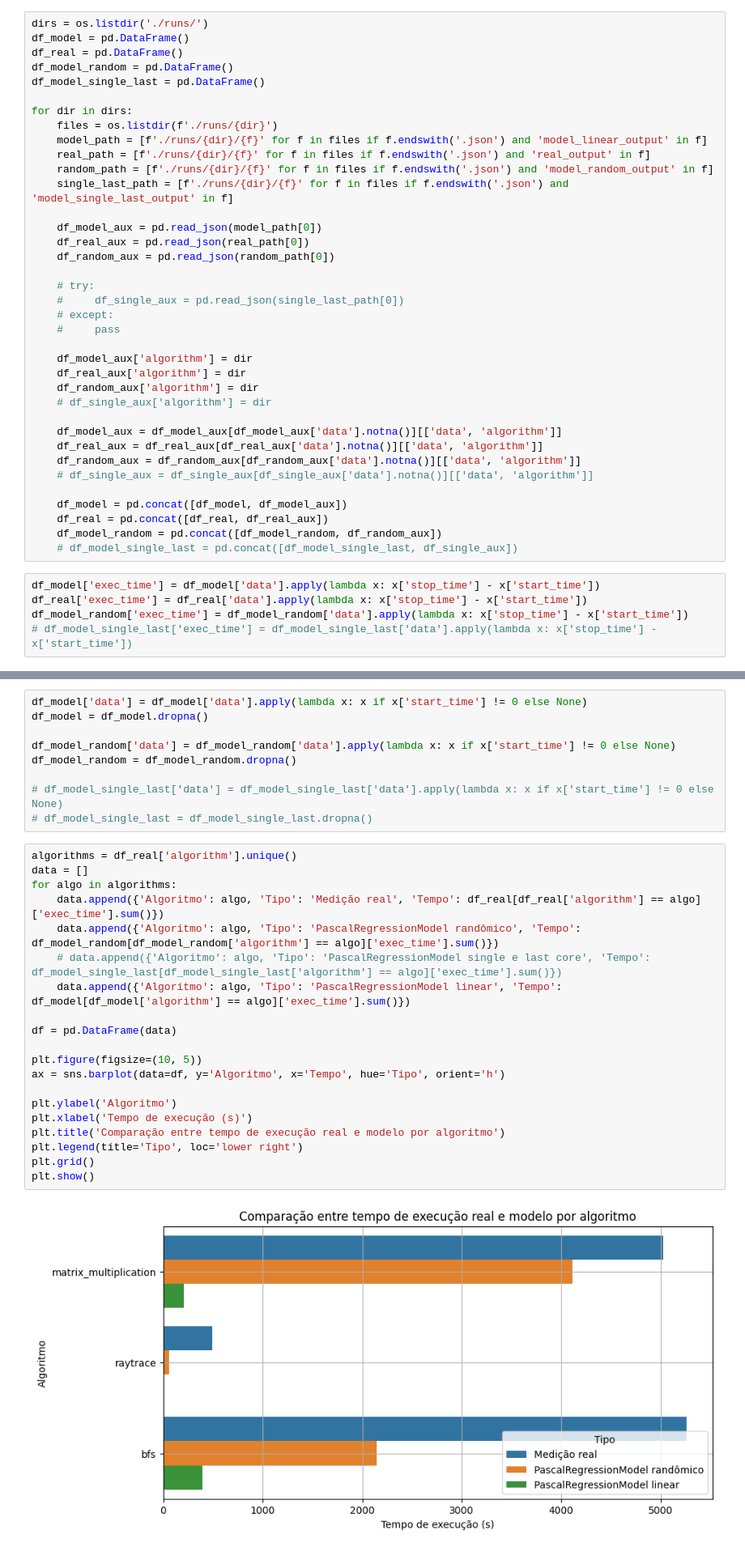
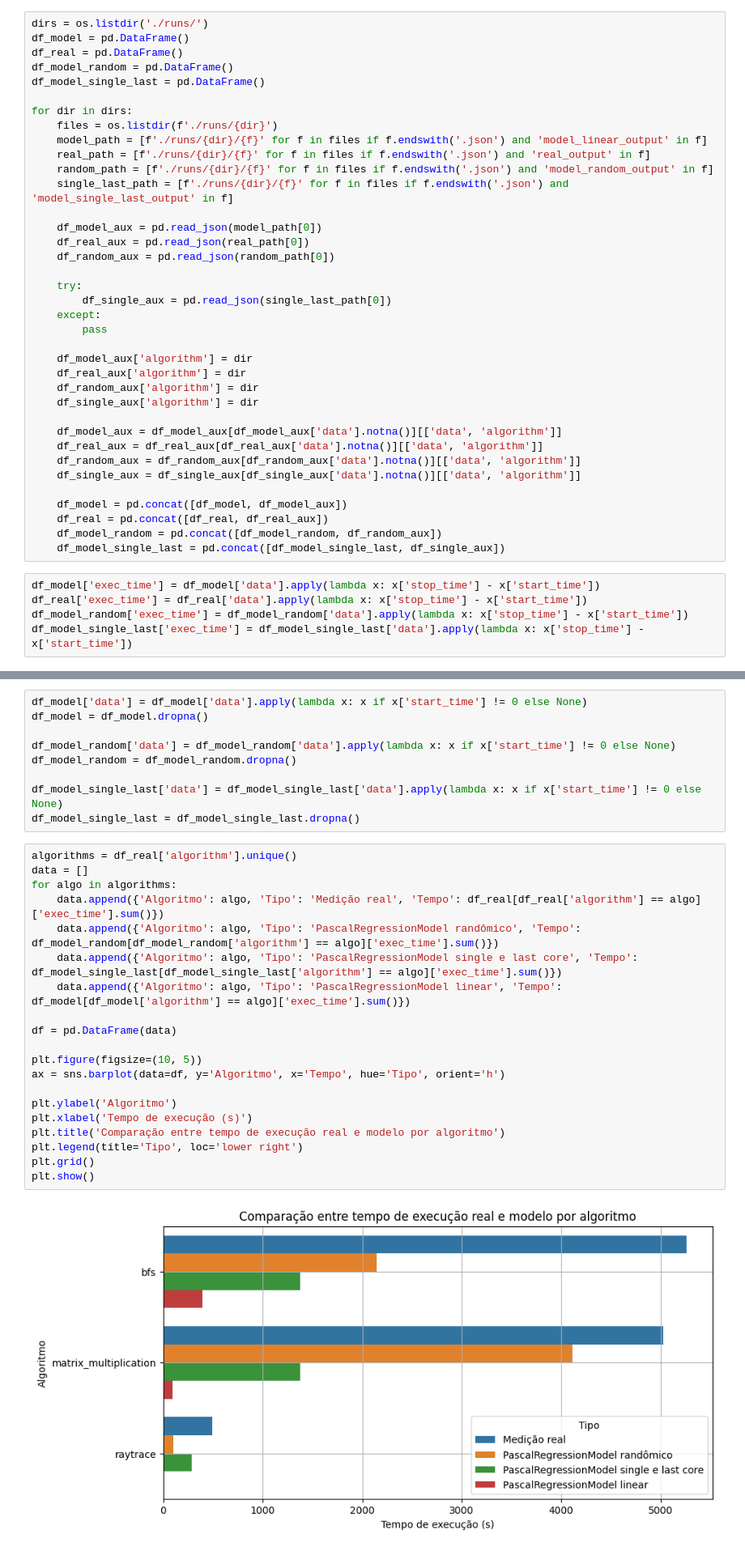
Before and after one commit to matheusslr/pascal-model-tcc, a Jupyter notebook: results_visualization.ipynb, the cells around one changed output, grey strips where cells are left out. Shown: that part at 81% size. Drawn from its saved outputs; the diff is of its cells as text.

```diff
--- a/results_visualization.ipynb
+++ b/results_visualization.ipynb
@@ -46,28 +50,28 @@ for dir in dirs:
     df_real_aux = pd.read_json(real_path[0])
     df_random_aux = pd.read_json(random_path[0])
 
-    # try:
-    #     df_single_aux = pd.read_json(single_last_path[0])
-    # except:
-    #     pass
+    try:
+        df_single_aux = pd.read_json(single_last_path[0])
+    except:
+        pass
 
     df_model_aux['algorithm'] = dir
     df_real_aux['algorithm'] = dir
     df_random_aux['algorithm'] = dir
-    # df_single_aux['algorithm'] = dir
+    df_single_aux['algorithm'] = dir
 
     df_model_aux = df_model_aux[df_model_aux['data'].notna()][['data', 'algorithm']]
     df_real_aux = df_real_aux[df_real_aux['data'].notna()][['data', 'algorithm']]
     df_random_aux = df_random_aux[df_random_aux['data'].notna()][['data', 'algorithm']]
-    # df_single_aux = df_single_aux[df_single_aux['data'].notna()][['data', 'algorithm']]
+    df_single_aux = df_single_aux[df_single_aux['data'].notna()][['data', 'algorithm']]
 
     df_model = pd.concat([df_model, df_model_aux])
     df_real = pd.concat([df_real, df_real_aux])
     df_model_random = pd.concat([df_model_random, df_random_aux])
-    # df_model_single_last = pd.concat([df_model_single_last, df_single_aux])
+    df_model_single_last = pd.concat([df_model_single_last, df_single_aux])
 # %%
 df_model['exec_time'] = df_model['data'].apply(lambda x: x['stop_time'] - x['start_time'])
 df_real['exec_time'] = df_real['data'].apply(lambda x: x['stop_time'] - x['start_time'])
 df_model_random['exec_time'] = df_model_random['data'].apply(lambda x: x['stop_time'] - x['start_time'])
-# df_model_single_last['exec_time'] = df_model_single_last['data'].apply(lambda x: x['stop_time'] - x['start_time'])
+df_model_single_last['exec_time'] = df_model_single_last['data'].apply(lambda x: x['stop_time'] - x['start_time'])
 # %%
@@ -102,27 +158,27 @@ df_model = df_model.dropna()
 df_model_random['data'] = df_model_random['data'].apply(lambda x: x if x['start_time'] != 0 else None)
 df_model_random = df_model_random.dropna()
 
-# df_model_single_last['data'] = df_model_single_last['data'].apply(lambda x: x if x['start_time'] != 0 else None)
-# df_model_single_last = df_model_single_last.dropna()
+df_model_single_last['data'] = df_model_single_last['data'].apply(lambda x: x if x['start_time'] != 0 else None)
+df_model_single_last = df_model_single_last.dropna()
 # %%
 algorithms = df_real['algorithm'].unique()
 data = []
 for algo in algorithms:
     data.append({'Algoritmo': algo, 'Tipo': 'Medição real', 'Tempo': df_real[df_real['algorithm'] == algo]['exec_time'].sum()})
     data.append({'Algoritmo': algo, 'Tipo': 'PascalRegressionModel randômico', 'Tempo': df_model_random[df_model_random['algorithm'] == algo]['exec_time'].sum()})
-    # data.append({'Algoritmo': algo, 'Tipo': 'PascalRegressionModel single e last core', 'Tempo': df_model_single_last[df_model_single_last['algorithm'] == algo]['exec_time'].sum()})
+    data.append({'Algoritmo': algo, 'Tipo': 'PascalRegressionModel single e last core', 'Tempo': df_model_single_last[df_model_single_last['algorithm'] == algo]['exec_time'].sum()})
     data.append({'Algoritmo': algo, 'Tipo': 'PascalRegressionModel linear', 'Tempo': df_model[df_model['algorithm'] == algo]['exec_time'].sum()})
 
 df = pd.DataFrame(data)
 
 plt.figure(figsize=(10, 5))
 ax = sns.barplot(data=df, y='Algoritmo', x='Tempo', hue='Tipo', orient='h')
 
 plt.ylabel('Algoritmo')
 plt.xlabel('Tempo de execução (s)')
 plt.title('Comparação entre tempo de execução real e modelo por algoritmo')
 plt.legend(title='Tipo', loc='lower right')
 plt.grid()
 plt.show()
 # %% [output]
-[figure, old version]
+[figure, new version]
```
Also changed, not shown: parts of 5 cells of this notebook.
